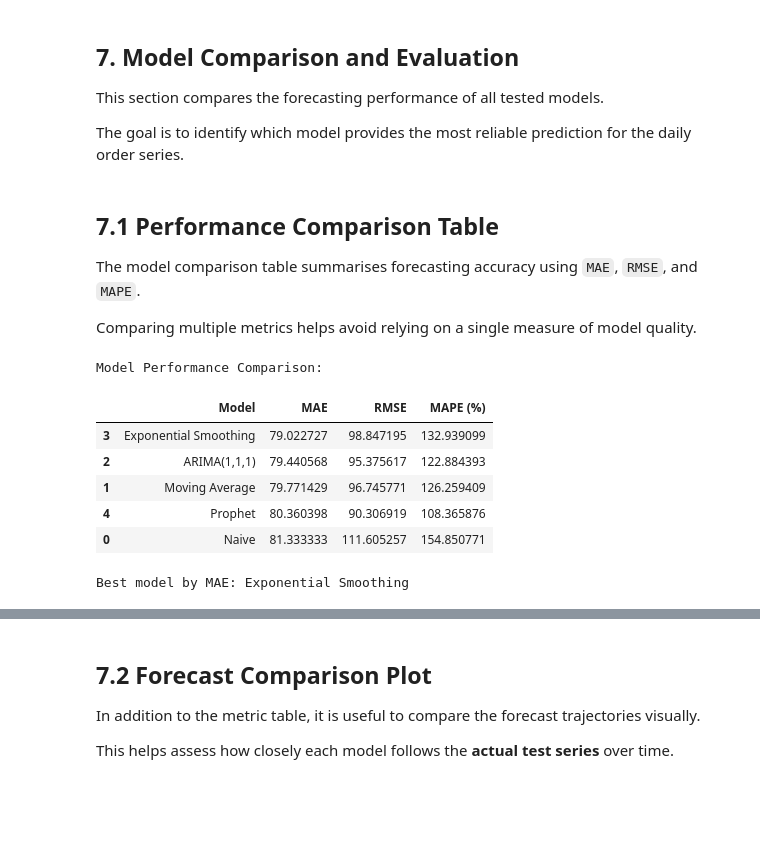
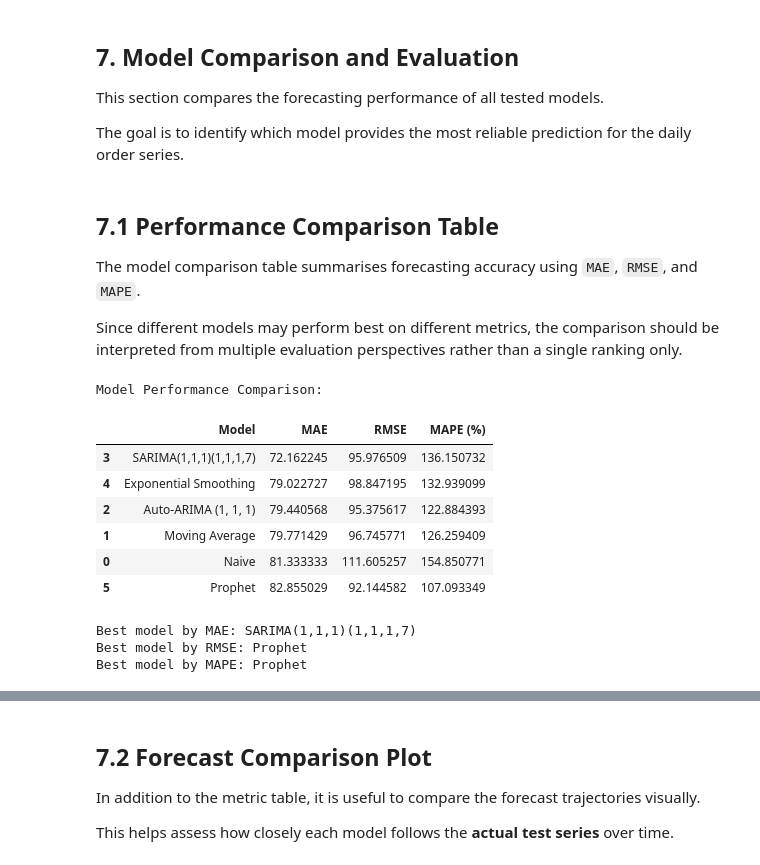
Before and after one commit to WangXin154/E-commerce_decision-making-_intelligence, a Jupyter notebook: Statistical_analysis_report/05_Time_Series_Analysis.ipynb, the cells around one changed output, grey strips where cells are left out. Drawn from its saved outputs; the diff is of its cells as text; code cells hidden in the pictures; blank space fills up the shorter version.

```diff
--- a/Statistical_analysis_report/05_Time_Series_Analysis.ipynb
+++ b/Statistical_analysis_report/05_Time_Series_Analysis.ipynb
@@ -1285,31 +1393,64 @@ The goal is to identify which model provides the most reliable prediction for th
 ## 7.1 Performance Comparison Table
 The model comparison table summarises forecasting accuracy using `MAE`, `RMSE`, and `MAPE`.
 
-Comparing multiple metrics helps avoid relying on a single measure of model quality.
+Since different models may perform best on different metrics, the comparison should be interpreted from multiple evaluation perspectives rather than a single ranking only.
 # %%
 # Create model comparison table
 
 model_comparison = pd.DataFrame({
-    'Model': ['Naive', 'Moving Average', 'ARIMA(1,1,1)', 'Exponential Smoothing', 'Prophet'],
-    'MAE': [mae_naive, mae_ma, mae_arima, mae_es, mae_prophet],
-    'RMSE': [rmse_naive, rmse_ma, rmse_arima, rmse_es, rmse_prophet],
-    'MAPE (%)': [mape_naive, mape_ma, mape_arima, mape_es, mape_prophet]
+    'Model': [
+        'Naive',
+        'Moving Average',
+        f'Auto-ARIMA {auto_model.order}',
+        'SARIMA(1,1,1)(1,1,1,7)',
+        'Exponential Smoothing',
+        'Prophet'
+    ],
+    'MAE': [
+        mae_naive,
+        mae_ma,
+        mae_arima,
+        mae_sarima,
+        mae_es,
+        mae_prophet
+    ],
+    'RMSE': [
+        rmse_naive,
+        rmse_ma,
+        rmse_arima,
+        rmse_sarima,
+        rmse_es,
+        rmse_prophet
+    ],
+    'MAPE (%)': [
+        mape_naive,
+        mape_ma,
+        mape_arima,
+        mape_sarima,
+        mape_es,
+        mape_prophet
+    ]
 })
 
 model_comparison = model_comparison.sort_values('MAE')
 
 print("Model Performance Comparison:")
 display(model_comparison)
 
 print(f"Best model by MAE: {model_comparison.iloc[0]['Model']}")
+print(f"Best model by RMSE: {model_comparison.loc[model_comparison['RMSE'].idxmin(), 'Model']}")
+print(f"Best model by MAPE: {model_comparison.loc[model_comparison['MAPE (%)'].idxmin(), 'Model']}")
 # %% [output]
 Model Performance Comparison:
 |  | Model | MAE | RMSE | MAPE (%) |
-| 3 | Exponential Smoothing | 79.022727 | 98.847195 | 132.939099 |
-| 2 | ARIMA(1,1,1) | 79.440568 | 95.375617 | 122.884393 |
+| 3 | SARIMA(1,1,1)(1,1,1,7) | 72.162245 | 95.976509 | 136.150732 |
+| 4 | Exponential Smoothing | 79.022727 | 98.847195 | 132.939099 |
+| 2 | Auto-ARIMA (1, 1, 1) | 79.440568 | 95.375617 | 122.884393 |
 | 1 | Moving Average | 79.771429 | 96.745771 | 126.259409 |
-| 4 | Prophet | 80.360398 | 90.306919 | 108.365876 |
 | 0 | Naive | 81.333333 | 111.605257 | 154.850771 |
+| 5 | Prophet | 82.855029 | 92.144582 | 107.093349 |
-Best model by MAE: Exponential Smoothing
+Best model by MAE: SARIMA(1,1,1)(1,1,1,7)
+Best model by RMSE: Prophet
+Best model by MAPE: Prophet
 # %% [markdown]
 ### Model Comparison Interpretation
```
Also changed, not shown: parts of 40 cells of this notebook, 18 other files.
